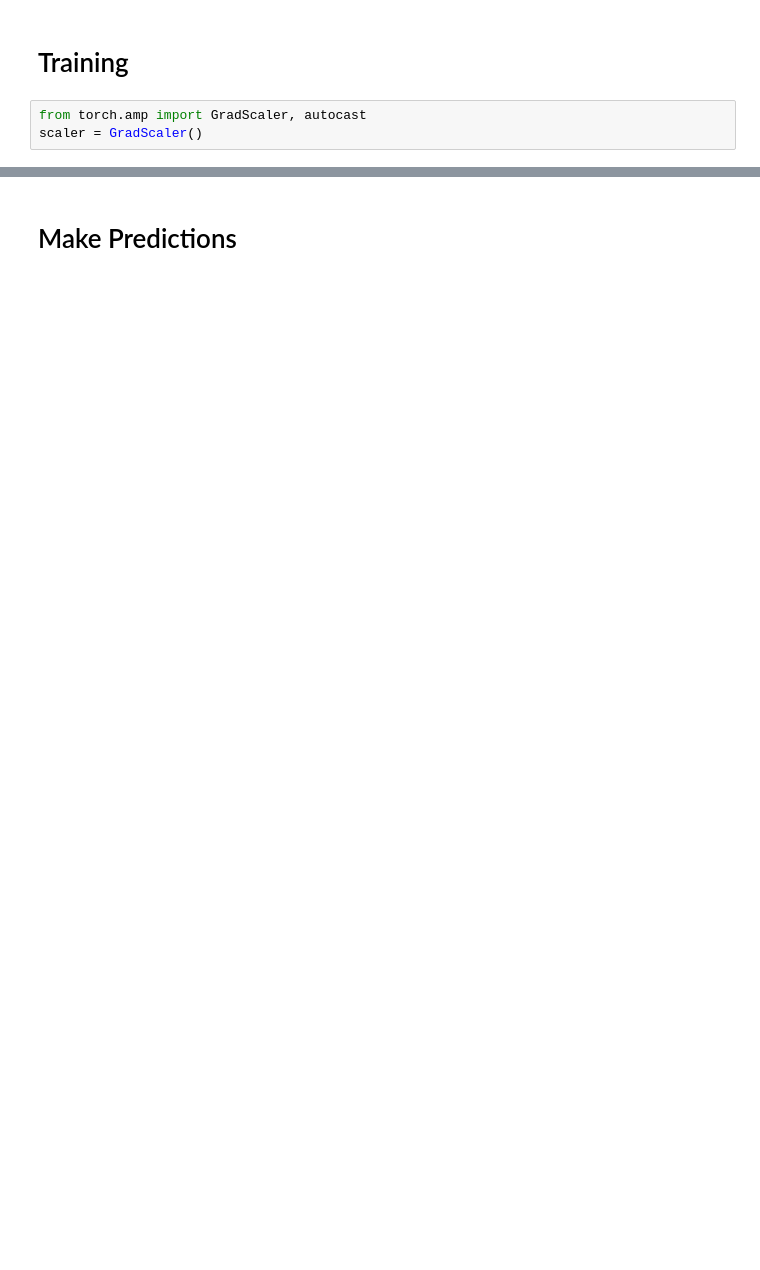
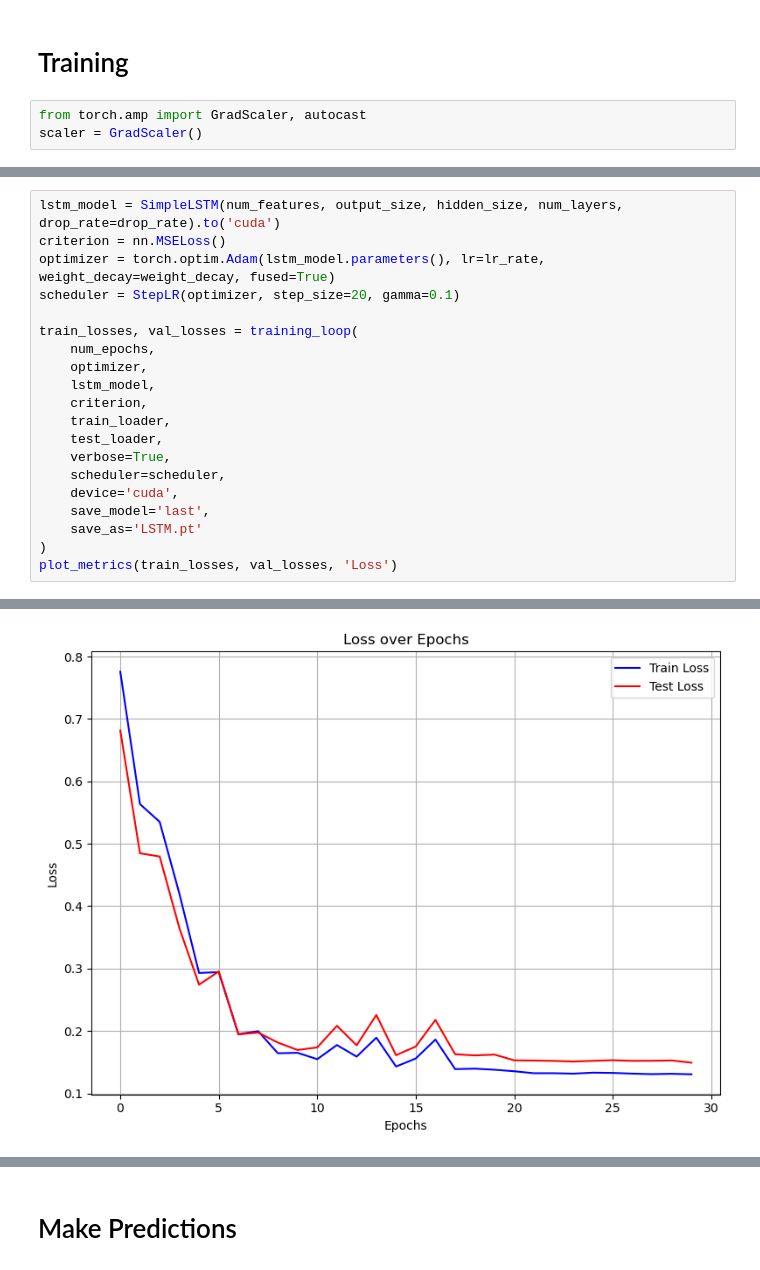
Before and after one commit to Acmaro/NY-electricity-lload-prediction, a Jupyter notebook: RNN/notebook.ipynb, the cells around one changed output, grey strips where cells are left out. Saved outputs shown, nothing was run; the diff lists cells and outputs as text; blank space fills up the shorter version.

```diff
--- a/RNN/notebook.ipynb
+++ b/RNN/notebook.ipynb
@@ -371,0 +392,21 @@ Epoch 50/50: Training loss 0.1003, Validation Loss 0.1231
+# %%
+lstm_model = SimpleLSTM(num_features, output_size, hidden_size, num_layers, drop_rate=drop_rate).to('cuda')
+criterion = nn.MSELoss()
+optimizer = torch.optim.Adam(lstm_model.parameters(), lr=lr_rate, weight_decay=weight_decay, fused=True)
+scheduler = StepLR(optimizer, step_size=20, gamma=0.1)
+
+train_losses, val_losses = training_loop(
+    num_epochs,
+    optimizer,
+    lstm_model,
+    criterion,
+    train_loader,
+    test_loader,
+    verbose=True,
+    scheduler=scheduler,
+    device='cuda',
+    save_model='last',
+    save_as='LSTM.pt'
+)
+plot_metrics(train_losses, val_losses, 'Loss')
+# %% [output]
@@ -372,3 +430,4 @@ Epoch 50/50: Training loss 0.1003, Validation Loss 0.1231
+[figure, added]
 # %%
 gru_model = SimpleGRU(num_features, output_size, hidden_size, num_layers).to('cuda')
 criterion = nn.MSELoss()
```
Also changed, not shown: parts of 17 cells of this notebook, 3 other files.
